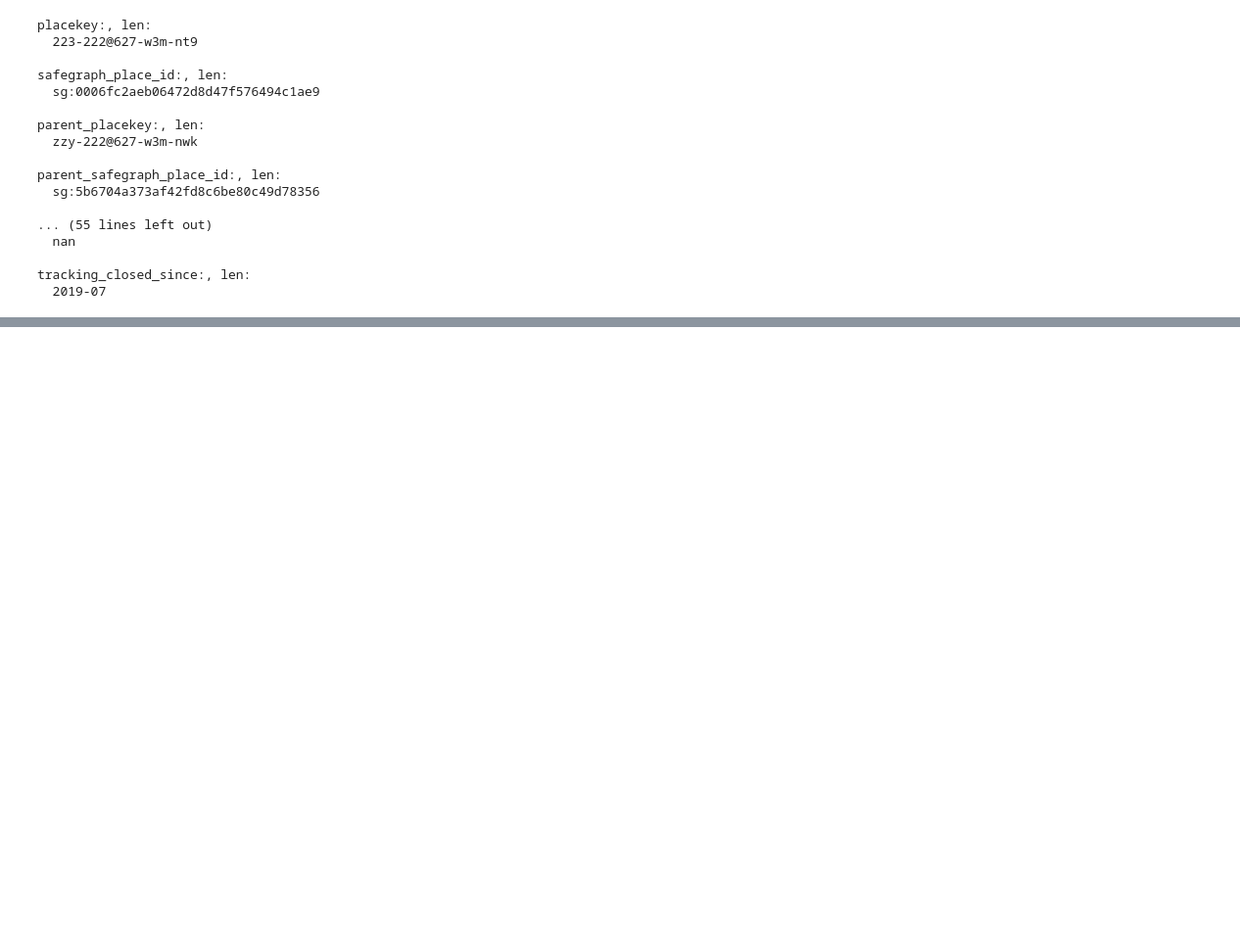
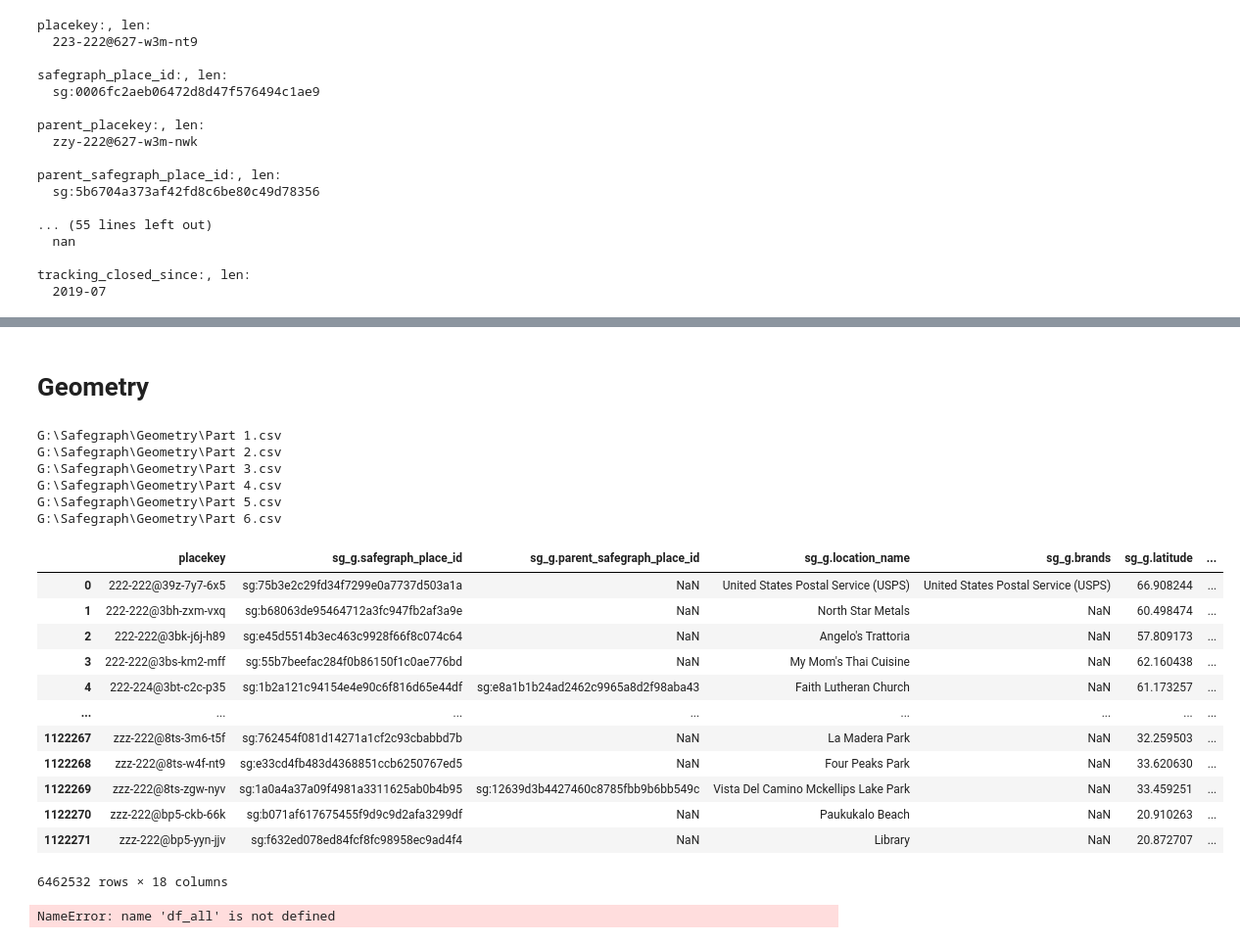
Before and after one commit to gladcolor/safegraph_code, a Jupyter notebook: place_core.ipynb, the cells around one changed output, grey strips where cells are left out. Shown: that part at 98% size. Cells and saved outputs as stored; diff of their text form; code cells hidden in the pictures; blank space fills up the shorter version.

```diff
--- a/place_core.ipynb
+++ b/place_core.ipynb
@@ -14,0 +17,14 @@ csv_file = r'F:\Safegraph\Core Places US (Nov 2020 - Present)\core_poi\2021\04\0
+# %%
+# find the place-key or safegraph_id in Core_poi
+
+# 2021-01-06, have both place-key and safegraph_place_id
+# 2021-03-06, have both place-key and safegraph_place_id
+# 2021-04-08, have both place-key and safegraph_place_id
+# 2021-05-03, have both place-key and safegraph_place_id
+# 2021-06-05, have both place-key and safegraph_place_id
+# 2021-07-07, have both place-key ONLY
+# 2021-08-06, have both place-key ONLY
+
+csv_file = r'G:\Safegraph\Core Places US (Nov 2020 - Present)\core_poi\2021\06\05\00\core_poi-part1.csv.gz'
+df1 =  pd.read_csv(csv_file)
+df1.head(1)
@@ -235,0 +348,48 @@ tracking_closed_since:, len:
+# %% [markdown]
+# Geometry
+# %%
+import glob
+import os
+
+import pandas as pd
+
+geometry_dir = r'G:\Safegraph\Geometry'
+geometry_csvs = glob.glob(os.path.join(geometry_dir, '*.csv'))
+
+
+dfs = []
+
+for f in geometry_csvs:
+    print(f)
+    df = pd.read_csv(f)
+    dfs.append(df)
+
+df_all = pd.concat(dfs)
+df_all
+# %% [output]
+G:\Safegraph\Geometry\Part 1.csv
+G:\Safegraph\Geometry\Part 2.csv
+G:\Safegraph\Geometry\Part 3.csv
+G:\Safegraph\Geometry\Part 4.csv
+G:\Safegraph\Geometry\Part 5.csv
+G:\Safegraph\Geometry\Part 6.csv
+|  | placekey | sg_g.safegraph_place_id | sg_g.parent_safegraph_place_id | sg_g.location_name | sg_g.brands | sg_g.latitude | ... |
+| 0 | 222-222@39z-7y7-6x5 | sg:75b3e2c29fd34f7299e0a7737d503a1a | NaN | United States Postal Service (USPS) | United States Postal Service (USPS) | 66.908244 | ... |
+| 1 | 222-222@3bh-zxm-vxq | sg:b68063de95464712a3fc947fb2af3a9e | NaN | North Star Metals | NaN | 60.498474 | ... |
+| 2 | 222-222@3bk-j6j-h89 | sg:e45d5514b3ec463c9928f66f8c074c64 | NaN | Angelo's Trattoria | NaN | 57.809173 | ... |
+| 3 | 222-222@3bs-km2-mff | sg:55b7beefac284f0b86150f1c0ae776bd | NaN | My Mom's Thai Cuisine | NaN | 62.160438 | ... |
+| 4 | 222-224@3bt-c2c-p35 | sg:1b2a121c94154e4e90c6f816d65e44df | sg:e8a1b1b24ad2462c9965a8d2f98aba43 | Faith Lutheran Church | NaN | 61.173257 | ... |
+| ... | ... | ... | ... | ... | ... | ... | ... |
+| 1122267 | zzz-222@8ts-3m6-t5f | sg:762454f081d14271a1cf2c93cbabbd7b | NaN | La Madera Park | NaN | 32.259503 | ... |
+| 1122268 | zzz-222@8ts-w4f-nt9 | sg:e33cd4fb483d4368851ccb6250767ed5 | NaN | Four Peaks Park | NaN | 33.620630 | ... |
+| 1122269 | zzz-222@8ts-zgw-nyv | sg:1a0a4a37a09f4981a3311625ab0b4b95 | sg:12639d3b4427460c8785fbb9b6bb549c | Vista Del Camino Mckellips Lake Park | NaN | 33.459251 | ... |
+| 1122270 | zzz-222@bp5-ckb-66k | sg:b071af617675455f9d9c9d2afa3299df | NaN | Paukukalo Beach | NaN | 20.910263 | ... |
+| 1122271 | zzz-222@bp5-yyn-jjv | sg:f632ed078ed84fcf8fc98958ec9ad4f4 | NaN | Library | NaN | 20.872707 | ... |
+6462532 rows × 18 columns
+# %%
+import geopandas as gpd
+from shapely import wkt
+
+gdf = gpd.GeoDataFrame(df_all, geometry=gpd.GeoSeries.from_wkt(df_all['sg_g.polygon_wkt']))
+# %% [output]
+NameError: name 'df_all' is not defined
```
Also changed, not shown: parts of 21 cells of this notebook, 5 other files.
